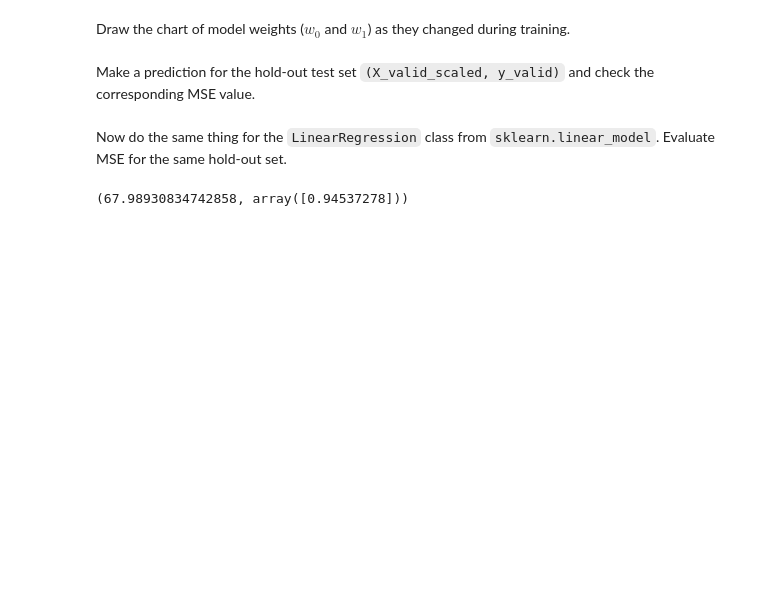
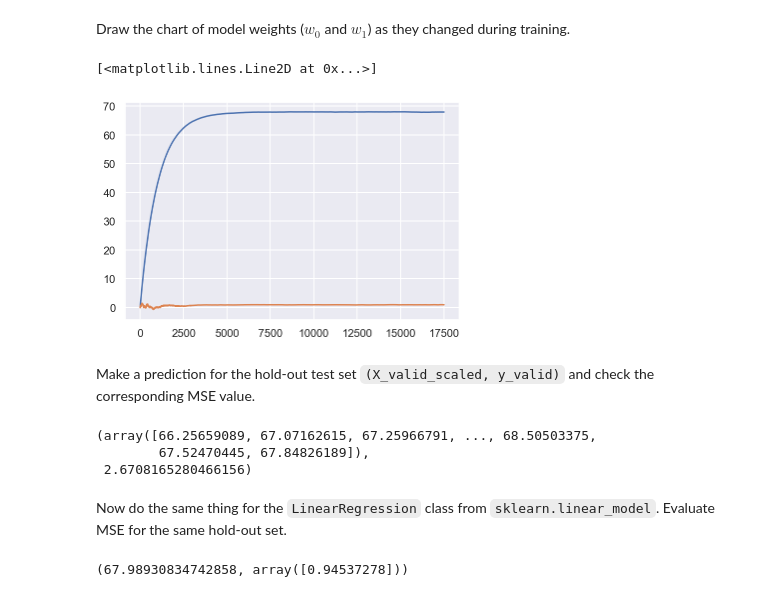
Before and after one commit to Extremesarova/mlcourse, a Jupyter notebook: assignment08/assignment08_implement_sgd_regr_and_clf.ipynb, the cells around one changed output. Drawn from its saved outputs; the diff is of its cells as text; code cells hidden in the pictures; blank space fills up the shorter version.

```diff
--- a/assignment08/assignment08_implement_sgd_regr_and_clf.ipynb
+++ b/assignment08/assignment08_implement_sgd_regr_and_clf.ipynb
@@ -144,10 +152,22 @@ Print the minimal value of mean squared error and the best weights vector.
 Draw the chart of model weights ($w_0$ and $w_1$) as they changed during training.
 # %%
 # You code here (read-only in a JupyterBook, pls run jupyter-notebook to edit)
+plt.plot(range(len(sgd_reg.weights_)), [w[0] for w in sgd_reg.weights_])
+plt.plot(range(len(sgd_reg.weights_)), [w[1] for w in sgd_reg.weights_])
+# %% [output]
+[<matplotlib.lines.Line2D at 0x...>]
+[figure, added]
 # %% [markdown]
 Make a prediction for the hold-out test set `(X_valid_scaled, y_valid)` and check the corresponding MSE value.
 # %%
 # You code here (read-only in a JupyterBook, pls run jupyter-notebook to edit)
+pred = sgd_reg.predict(X_valid_scaled)
+valid_mse = mean_squared_error(y_valid, pred)
+pred, valid_mse
+# %% [output]
+(array([66.25659089, 67.07162615, 67.25966791, ..., 68.50503375,
+        67.52470445, 67.84826189]),
+ 2.6708165280466156)
 # %% [markdown]
 Now do the same thing for the `LinearRegression` class from `sklearn.linear_model`. Evaluate MSE for the same hold-out set.
 # %%
```
Also changed, not shown: parts of 14 cells of this notebook.
